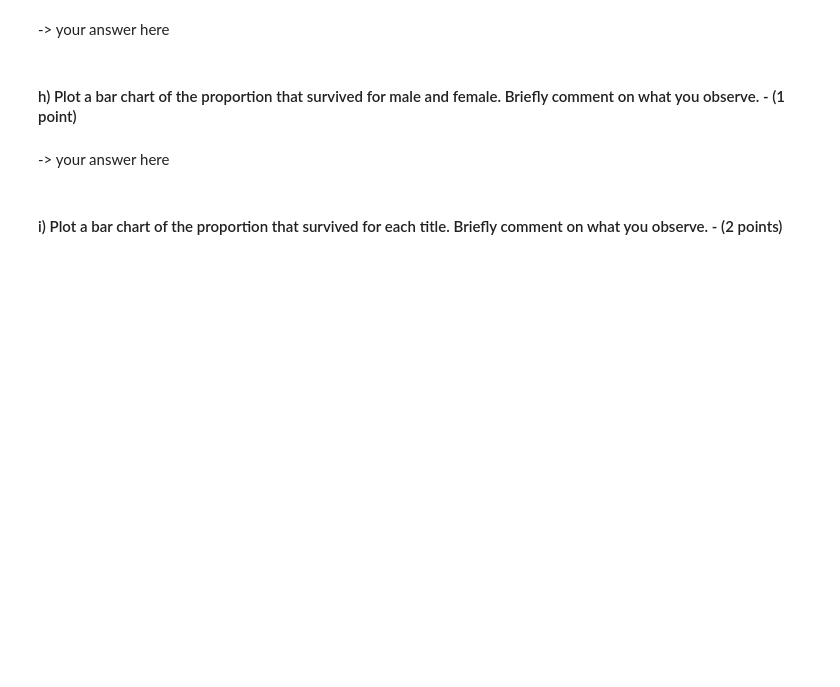
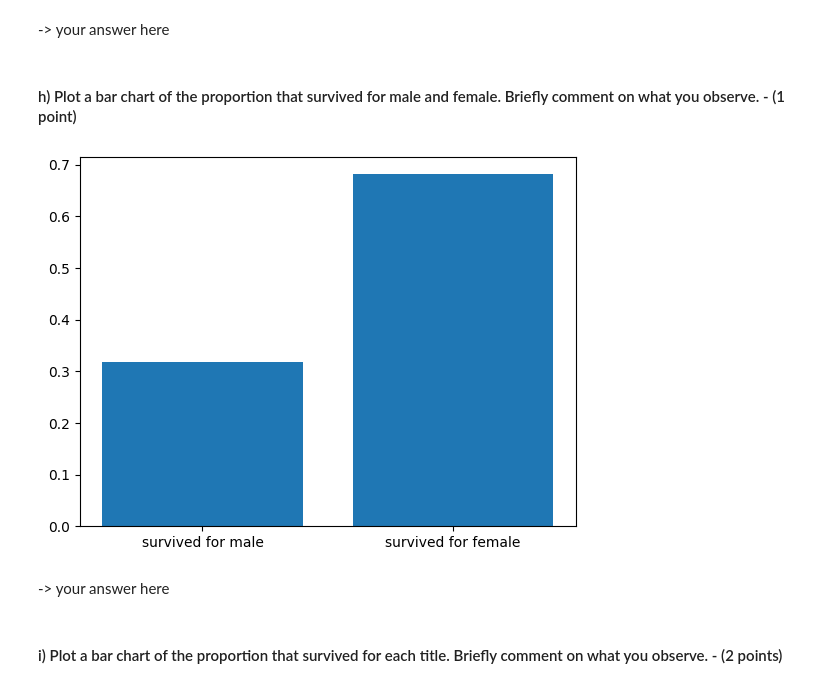
Before and after one commit to CS506-Boston-University/homework-1-FrankLi3, a Jupyter notebook: homework1.ipynb, the cells around one changed output. Drawn from its saved outputs; the diff is of its cells as text; code cells hidden in the pictures; blank space fills up the shorter version.

```diff
--- a/homework1.ipynb
+++ b/homework1.ipynb
@@ -88,3 +139,12 @@ For example, if the original `Name` column contains "Braund, Mr. Owen Harris", t
+# %%
+s=len(df[df['Survived'] == 1])
+m  = len(df[(df['Survived'] == 1)&(df['Sex'] == 0)])/s
+wm = len(df[(df['Survived'] == 1)&(df['Sex'] == 1)])/s
+
+plt.bar(['survived for male', 'survived for female'],[m, wm])
+plt.show()
+# %% [output]
+[figure, added]
 # %% [markdown]
 -> your answer here
 # %% [markdown]
```
Also changed, not shown: parts of 28 cells of this notebook, 3 other files.
